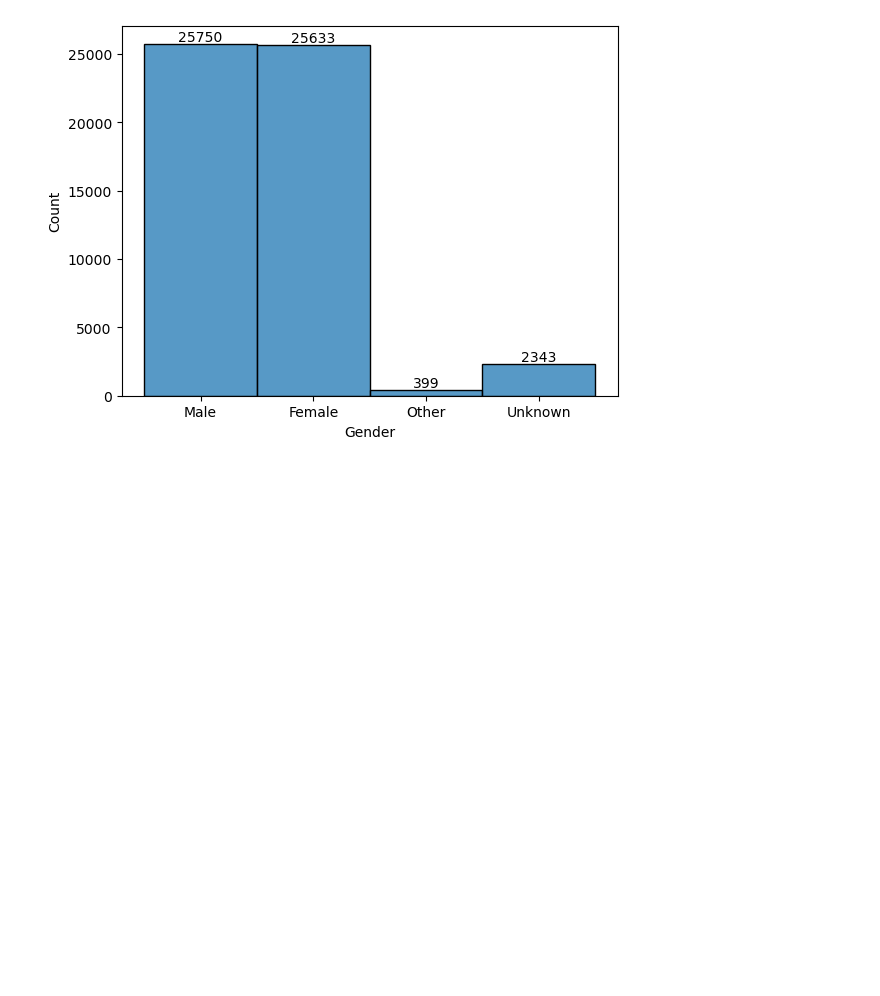
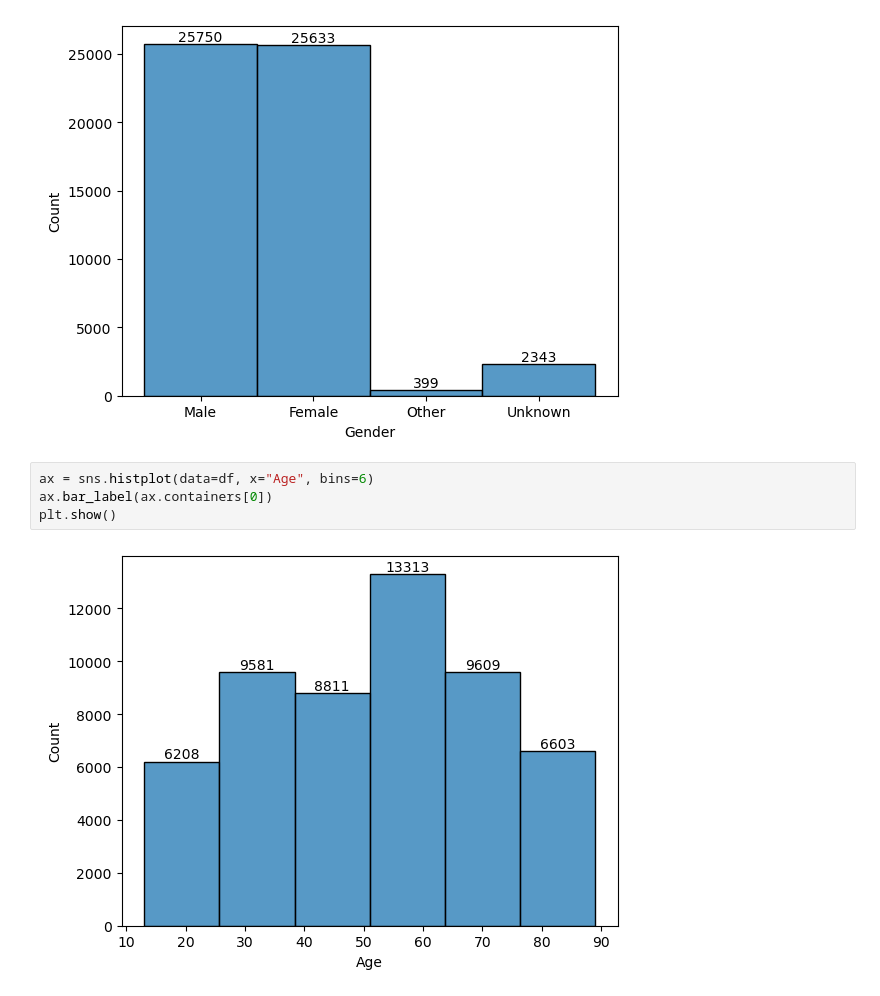
Before and after one commit to hey-rakesh/Healthcare-Patient-Analytics, a Jupyter notebook: notebook/visualisation.ipynb, the cells around one changed output. Cells and saved outputs as stored; diff of their text form; blank space fills up the shorter version.

Commit message:
solve basic plots

```diff
--- a/notebook/visualisation.ipynb
+++ b/notebook/visualisation.ipynb
@@ -13,3 +13,9 @@ ax.bar_label(
 plt.show()
 # %% [output]
 [figure]
+# %%
+ax = sns.histplot(data=df, x="Age", bins=6)
+ax.bar_label(ax.containers[0])
+plt.show()
+# %% [output]
+[figure, added]
```
Also changed, not shown: parts of 1 cell of this notebook.
